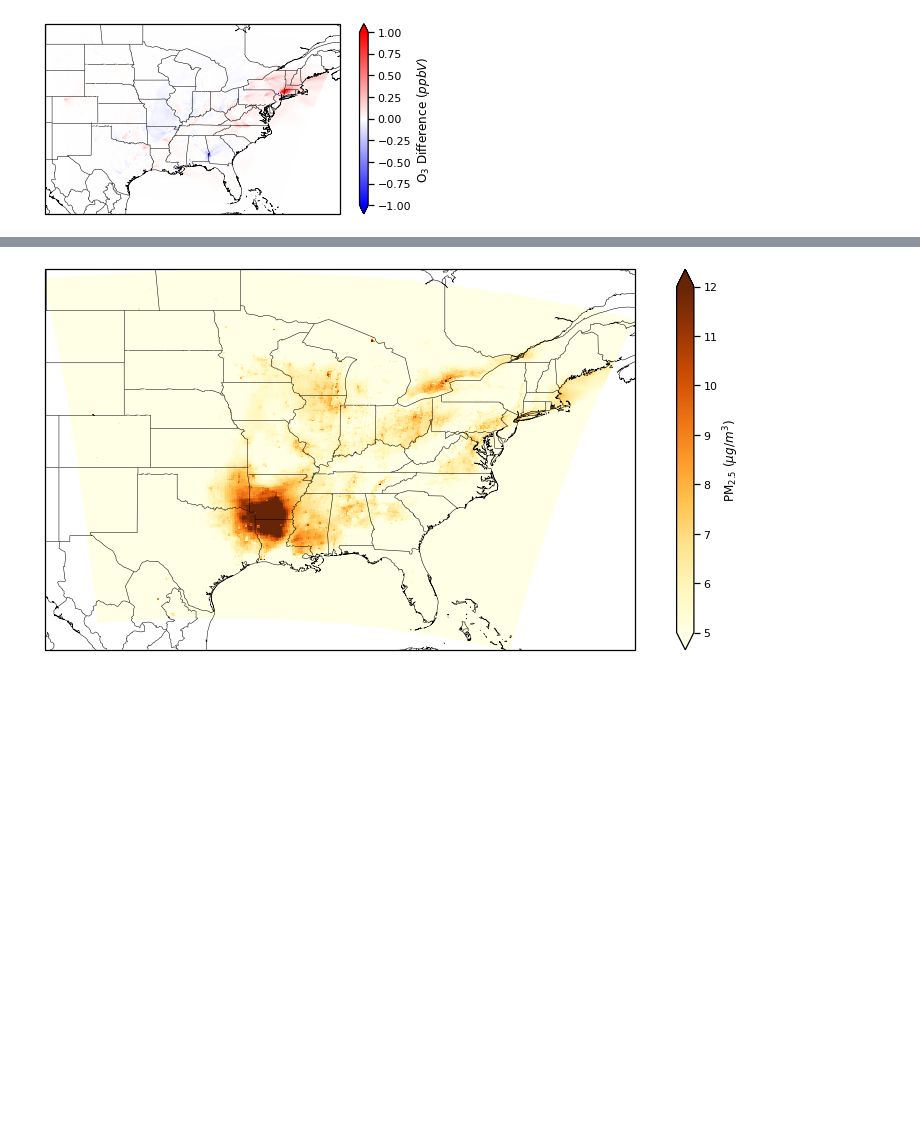
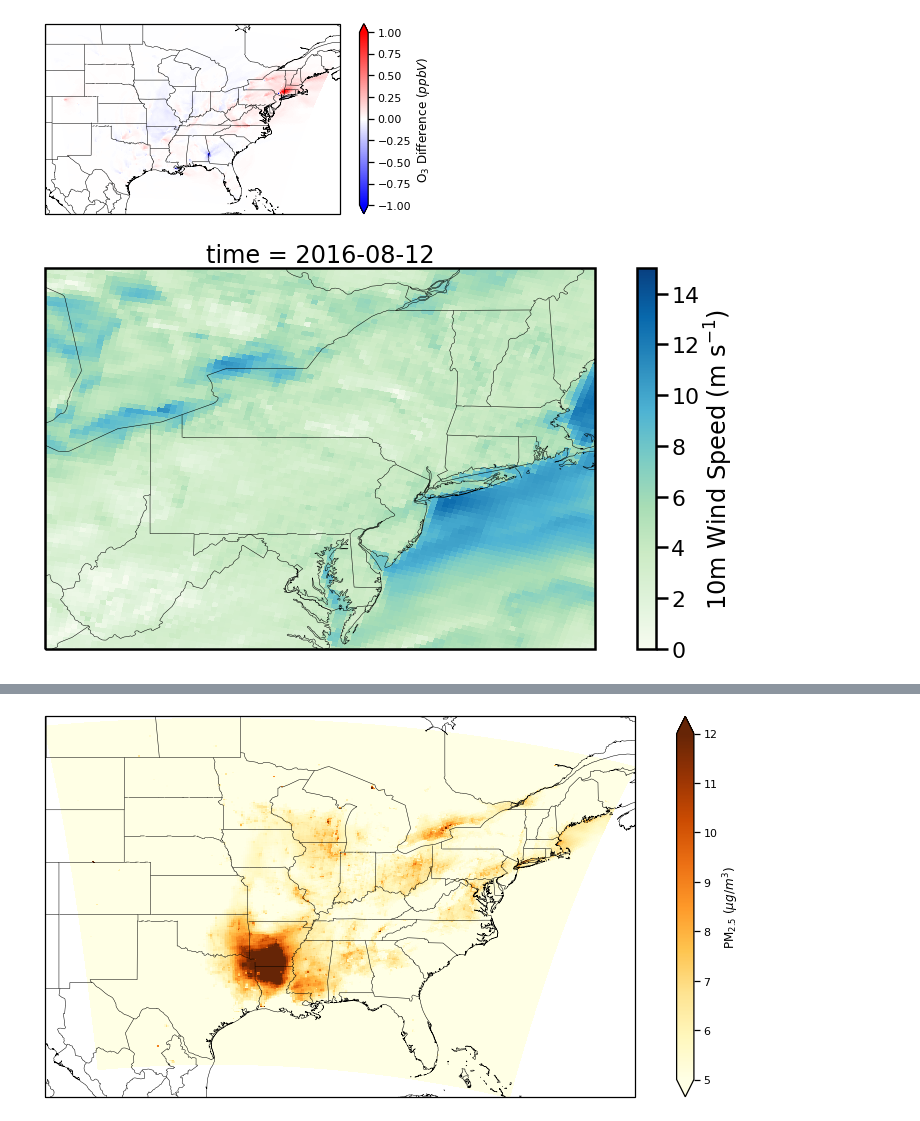
Before and after one commit to jeffreysward/cmaqpy, a Jupyter notebook: notebooks/Visualize cctm output dev.ipynb, the cells around one changed output, grey strips where cells are left out. Saved outputs shown, nothing was run; the diff lists cells and outputs as text; code cells hidden in the pictures; blank space fills up the shorter version.

```diff
--- a/notebooks/Visualize cctm output dev.ipynb
+++ b/notebooks/Visualize cctm output dev.ipynb
@@ -177,0 +141,8 @@ for ts in c.time:
+# %%
+wind_now = c1.WSPD10.sel(time='2016-08-12 00')
+plots.pollution_plot(wind_now, vmin=0, vmax=15, cmap=cm.get_cmap('GnBu'),
+               extent = [-83, -70, 37, 46],
+               cbar_label='10m Wind Speed (m s$^{-1}$)',
+               titlestr=None, savefig=False, figpath='./pollution_plot.png')
+# %% [output]
+[figure, added]
```
Also changed, not shown: parts of 10 cells of this notebook, 7 other files.
